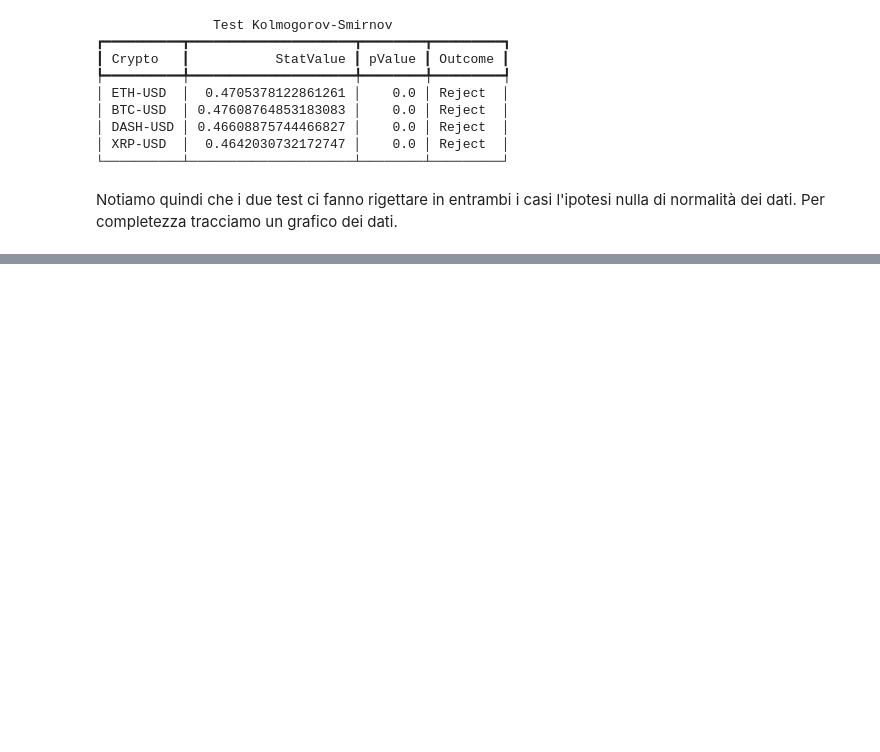
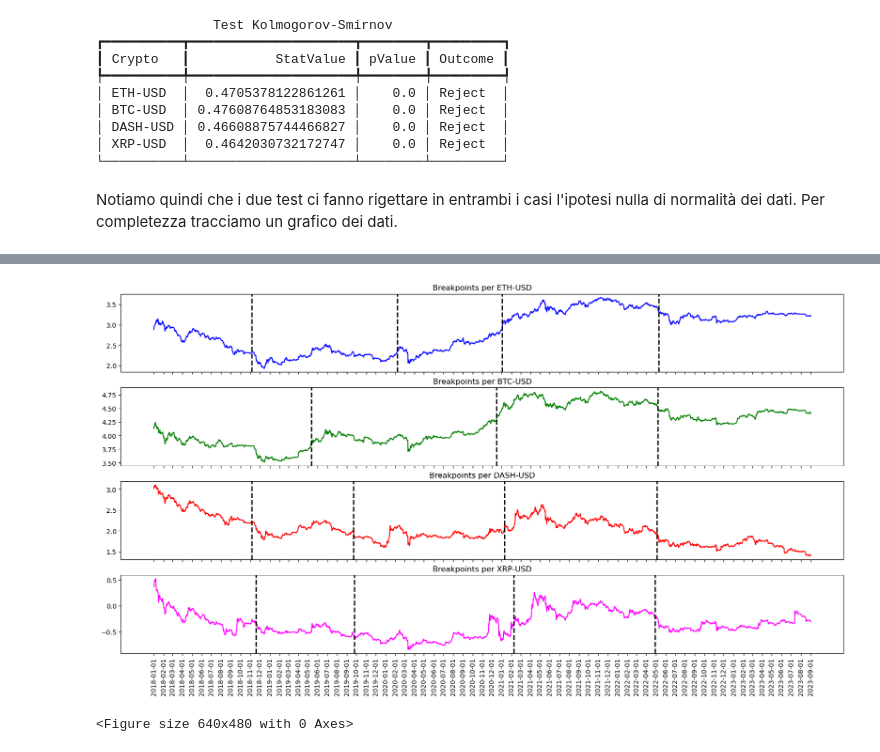
Before and after one commit to SimoneNicosanti/MPSMF_Project, a Jupyter notebook: Progetto.ipynb, the cells around one changed output, grey strips where cells are left out. Saved outputs shown, nothing was run; the diff lists cells and outputs as text; code cells hidden in the pictures; blank space fills up the shorter version.

Commit message:
Structural breakpoints search
Co-authored-by: Edoardo Manenti <EdoMan000@users.noreply.github.com>

```diff
--- a/Progetto.ipynb
+++ b/Progetto.ipynb
@@ -278,9 +294,3 @@ from rich.table import Table
-# %%
-def buildTable(testName : str, headerList : list[str], justifyList: list[str]) -> Table :
-    table = Table(title = "Test " + testName)
-    for i in range(0, len(headerList)) :
-        table.add_column(headerList[i], justify = justifyList[i])
-    return table
 # %%
 from statsmodels.tsa.stattools import adfuller, kpss
 # %%
@@ -733,0 +708,11 @@ plt.show()
+# %%
+breakPointsTable = buildTable("Structural Breakpoints", ["Crypto", "Breakpoint Dates"], ["left", "right"])
+for crypto in cryptoList :
+    datesString = "| "
+    for breakpoint in cryptoBreakPointsDict[crypto] :
+        date = cryptoDataFrameDict[crypto]["Date"].loc[breakpoint]
+        datesString += date + " | "
+    breakPointsTable.add_row(crypto, datesString)
+
+console = Console()
+console.print(breakPointsTable)
@@ -733,0 +729,25 @@ plt.show()
+# %%
+colors = ["blue", "green", "red", "fuchsia"]
+figure, axs = plt.subplots(nrows = len(cryptoList), sharex = True, figsize = (20,10))
+
+xtickPoints = cryptoDataFrameDict["ETH-USD"]["Date"]
+xtickPoints = xtickPoints[xtickPoints.str.endswith("01") == 1]
+i = 0
+for crypto in cryptoList :
+    axs[i].plot(cryptoDataFrameDict[crypto]["LogClosePrice"], color = colors[i % len(colors)])
+    axs[i].set_title("Breakpoints per " + crypto)
+    # axs[i].grid(True)
+
+    for breakpoint in cryptoBreakPointsDict[crypto] :
+        axs[i].axvline(x = breakpoint, color = "black", linestyle = "--", linewidth = "2")
+
+    i += 1
+
+axs[len(cryptoList) - 1].set_xticks(xtickPoints.index)
+axs[len(cryptoList) - 1].set_xticklabels(xtickPoints.values, rotation = 90)
+
+plt.show()
+plt.clf()
+# %% [output]
+[figure, added]
+<Figure size 640x480 with 0 Axes>
```
Also changed, not shown: parts of 17 cells of this notebook, 1 other file.
